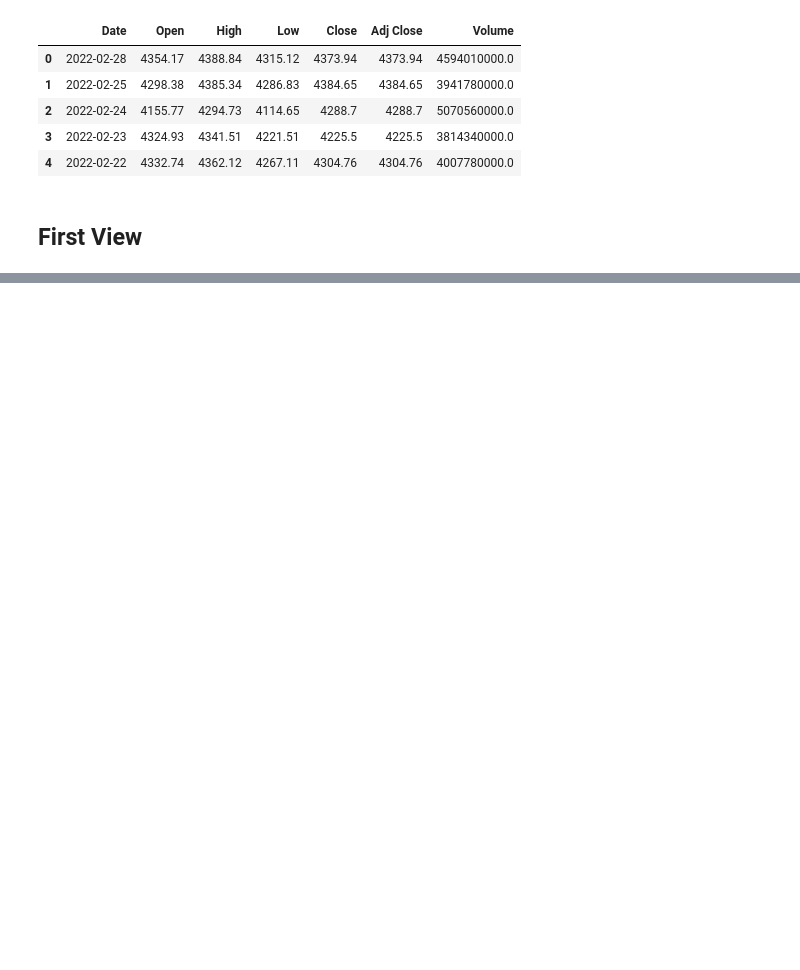
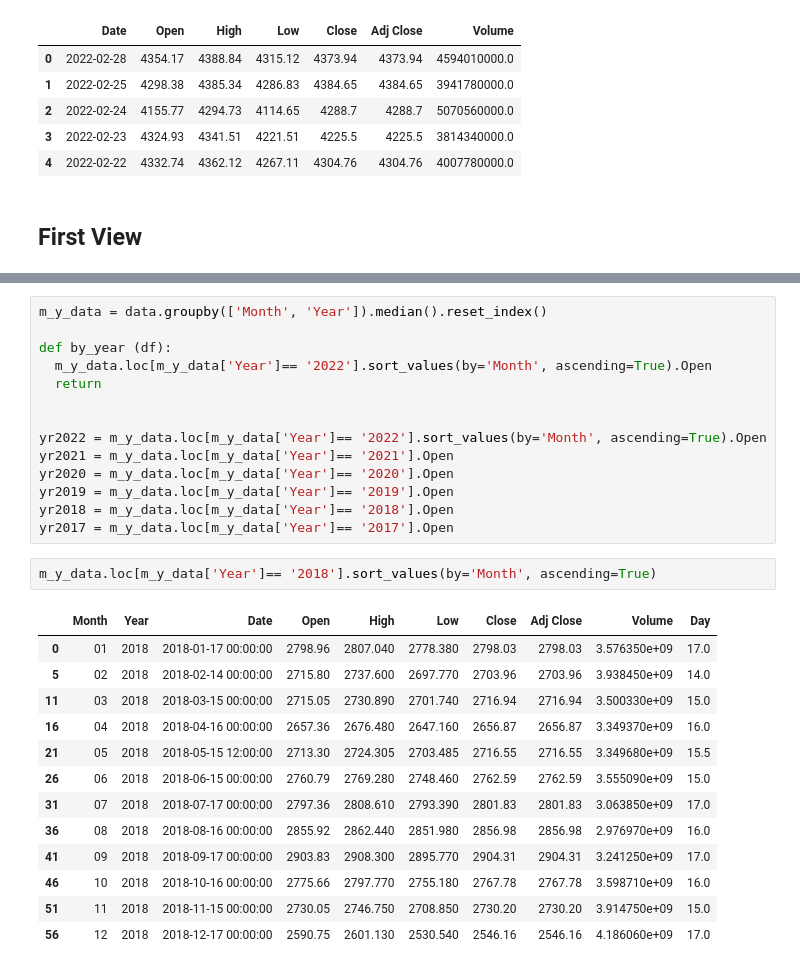
Before and after one commit to oimartin/SP_500_index_RNN, a Jupyter notebook: sp500_notebook.ipynb, the cells around one changed output, grey strips where cells are left out. Saved outputs shown, nothing was run; the diff lists cells and outputs as text; blank space fills up the shorter version.

```diff
--- a/sp500_notebook.ipynb
+++ b/sp500_notebook.ipynb
@@ -91,0 +130,30 @@ px.histogram(data_5yr, x=['Volume'], nbins=50)
+# %%
+m_y_data = data.groupby(['Month', 'Year']).median().reset_index()
+
+def by_year (df):
+  m_y_data.loc[m_y_data['Year']== '2022'].sort_values(by='Month', ascending=True).Open
+  return
+
+
+yr2022 = m_y_data.loc[m_y_data['Year']== '2022'].sort_values(by='Month', ascending=True).Open
+yr2021 = m_y_data.loc[m_y_data['Year']== '2021'].Open
+yr2020 = m_y_data.loc[m_y_data['Year']== '2020'].Open
+yr2019 = m_y_data.loc[m_y_data['Year']== '2019'].Open
+yr2018 = m_y_data.loc[m_y_data['Year']== '2018'].Open
+yr2017 = m_y_data.loc[m_y_data['Year']== '2017'].Open
+# %%
+m_y_data.loc[m_y_data['Year']== '2018'].sort_values(by='Month', ascending=True)
+# %% [output]
+|  | Month | Year | Date | Open | High | Low | Close | Adj Close | Volume | Day |
+| 0 | 01 | 2018 | 2018-01-17 00:00:00 | 2798.96 | 2807.040 | 2778.380 | 2798.03 | 2798.03 | 3.576350e+09 | 17.0 |
+| 5 | 02 | 2018 | 2018-02-14 00:00:00 | 2715.80 | 2737.600 | 2697.770 | 2703.96 | 2703.96 | 3.938450e+09 | 14.0 |
+| 11 | 03 | 2018 | 2018-03-15 00:00:00 | 2715.05 | 2730.890 | 2701.740 | 2716.94 | 2716.94 | 3.500330e+09 | 15.0 |
+| 16 | 04 | 2018 | 2018-04-16 00:00:00 | 2657.36 | 2676.480 | 2647.160 | 2656.87 | 2656.87 | 3.349370e+09 | 16.0 |
+| 21 | 05 | 2018 | 2018-05-15 12:00:00 | 2713.30 | 2724.305 | 2703.485 | 2716.55 | 2716.55 | 3.349680e+09 | 15.5 |
+| 26 | 06 | 2018 | 2018-06-15 00:00:00 | 2760.79 | 2769.280 | 2748.460 | 2762.59 | 2762.59 | 3.555090e+09 | 15.0 |
+| 31 | 07 | 2018 | 2018-07-17 00:00:00 | 2797.36 | 2808.610 | 2793.390 | 2801.83 | 2801.83 | 3.063850e+09 | 17.0 |
+| 36 | 08 | 2018 | 2018-08-16 00:00:00 | 2855.92 | 2862.440 | 2851.980 | 2856.98 | 2856.98 | 2.976970e+09 | 16.0 |
+| 41 | 09 | 2018 | 2018-09-17 00:00:00 | 2903.83 | 2908.300 | 2895.770 | 2904.31 | 2904.31 | 3.241250e+09 | 17.0 |
+| 46 | 10 | 2018 | 2018-10-16 00:00:00 | 2775.66 | 2797.770 | 2755.180 | 2767.78 | 2767.78 | 3.598710e+09 | 16.0 |
+| 51 | 11 | 2018 | 2018-11-15 00:00:00 | 2730.05 | 2746.750 | 2708.850 | 2730.20 | 2730.20 | 3.914750e+09 | 15.0 |
+| 56 | 12 | 2018 | 2018-12-17 00:00:00 | 2590.75 | 2601.130 | 2530.540 | 2546.16 | 2546.16 | 4.186060e+09 | 17.0 |
```
Also changed, not shown: parts of 16 cells of this notebook.
